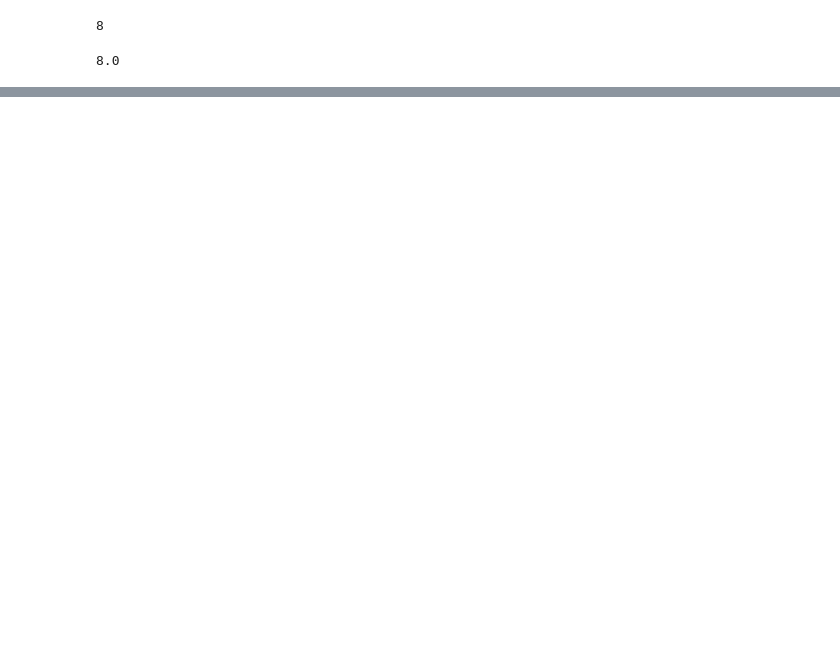
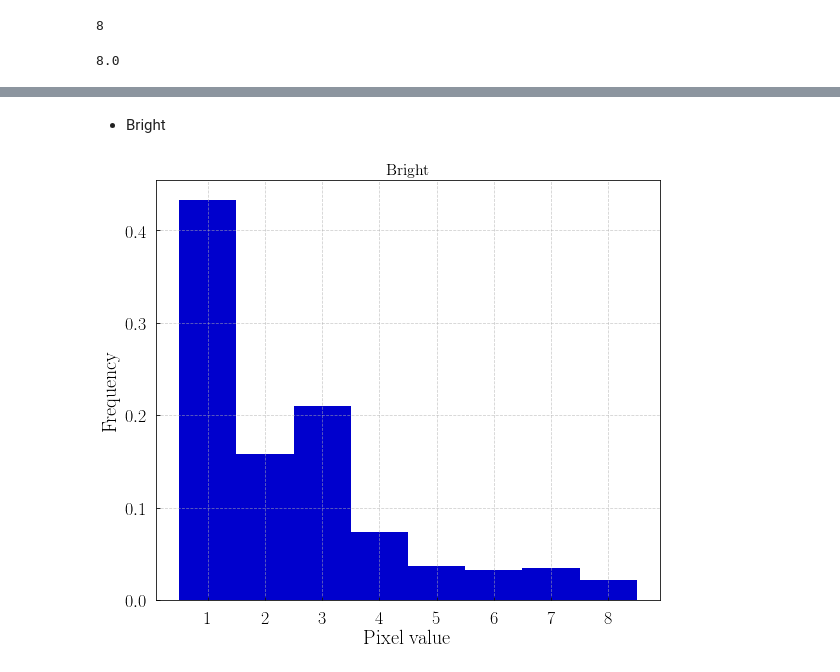
Before and after one commit to dtanoglidis/DeepGhostBusters, a Jupyter notebook: Annotators_Comparison.ipynb, the cells around one changed output, grey strips where cells are left out. Saved outputs shown, nothing was run; the diff lists cells and outputs as text; code cells hidden in the pictures; blank space fills up the shorter version.

```diff
--- a/Annotators_Comparison.ipynb
+++ b/Annotators_Comparison.ipynb
@@ -167,0 +205,21 @@ print(np.max(X_faint_flat))
+# %% [markdown]
+- Bright
+# %%
+plt.figure(figsize=(8, 7))
+
+
+plt.hist(X_bright_flat[X_bright_flat>0],bins=bins_def,color='mediumblue',density=True)
+plt.title('Bright',fontsize=18)
+
+# Legents / labels etc
+plt.grid(ls='--',alpha=0.6)
+plt.tick_params(axis='both', labelsize=18)
+plt.xlabel("Pixel value", fontsize=20)
+plt.ylabel("Frequency", fontsize=20)
+
+
+plt.tight_layout()
+#plt.savefig('Bright_dist.pdf')
+plt.show()
+# %% [output]
+[figure, added]
```
Also changed, not shown: parts of 21 cells of this notebook.
